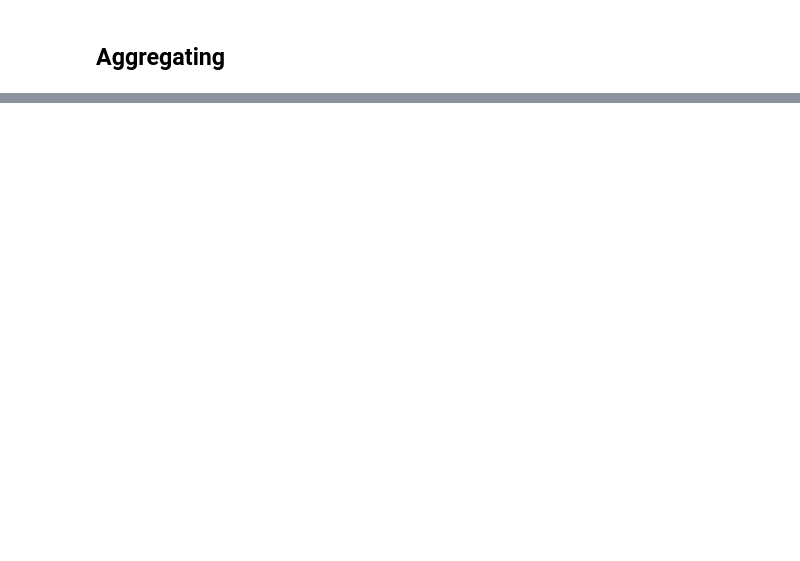
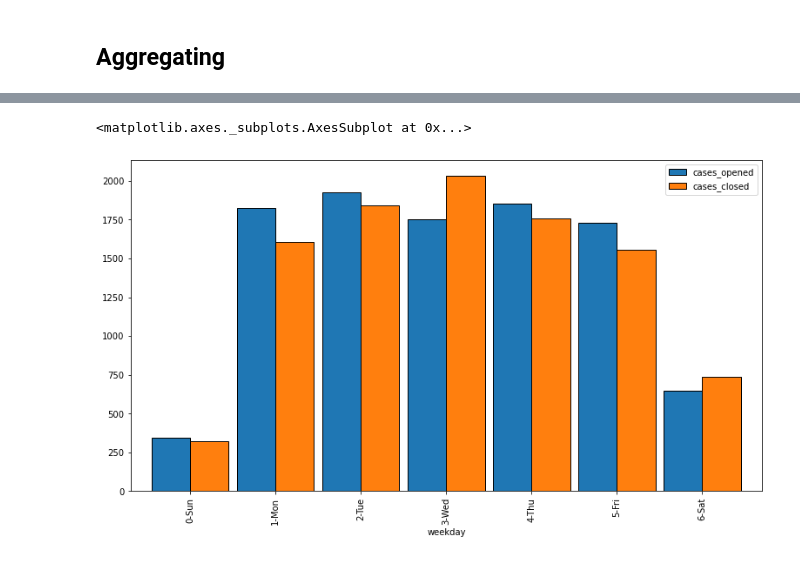
Before and after one commit to gilbert-noriega-ii/spark-exercises, a Jupyter notebook: explore_lesson_notes.ipynb, the cells around one changed output, grey strips where cells are left out. Cells and saved outputs as stored; diff of their text form; code cells hidden in the pictures; blank space fills up the shorter version.

```diff
--- a/explore_lesson_notes.ipynb
+++ b/explore_lesson_notes.ipynb
@@ -285,0 +352,6 @@ None
+# %%
+ts['weekday'] = ts.index.strftime('%w-%a')
+ts.groupby('weekday').mean().plot.bar(figsize=(13, 7), ec='black', width=.9)
+# %% [output]
+<matplotlib.axes._subplots.AxesSubplot at 0x...>
+[figure, added]
```
Also changed, not shown: parts of 16 cells of this notebook.
